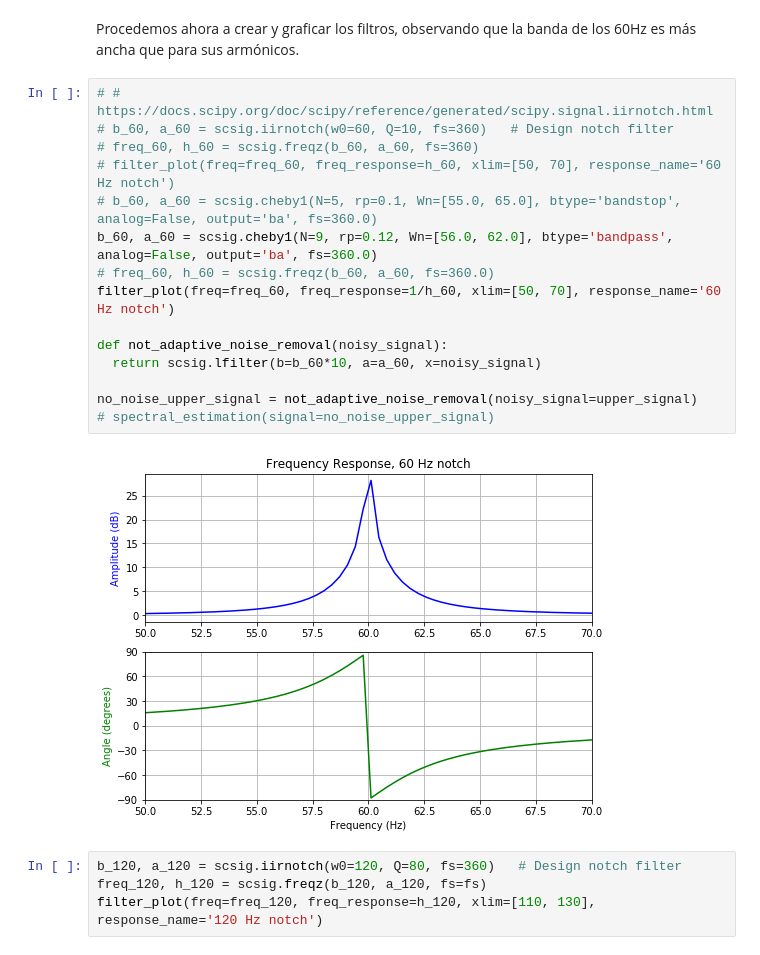
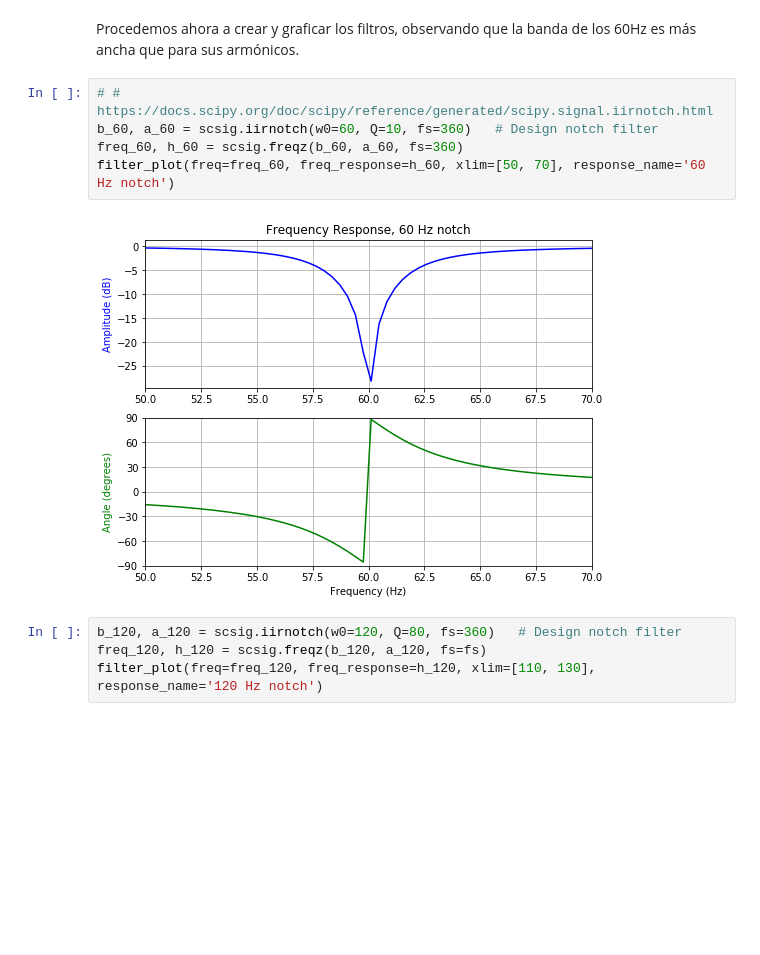
Before and after one commit to newtonis/Electrocardiogram-LMS, a Jupyter notebook: Electrocardiogram_anomalies.ipynb, the cells around one changed output. Drawn from its saved outputs; the diff is of its cells as text; blank space fills up the shorter version.

```diff
--- a/Electrocardiogram_anomalies.ipynb
+++ b/Electrocardiogram_anomalies.ipynb
@@ -384,21 +392,11 @@ def filter_plot(freq, freq_response, xlim, response_name):
 Procedemos ahora a crear y graficar los filtros, observando que la banda de los 60Hz es más ancha que para sus armónicos.
 # %%
 # # https://docs.scipy.org/doc/scipy/reference/generated/scipy.signal.iirnotch.html
-# b_60, a_60 = scsig.iirnotch(w0=60, Q=10, fs=360)   # Design notch filter
-# freq_60, h_60 = scsig.freqz(b_60, a_60, fs=360)
-# filter_plot(freq=freq_60, freq_response=h_60, xlim=[50, 70], response_name='60 Hz notch')
-# b_60, a_60 = scsig.cheby1(N=5, rp=0.1, Wn=[55.0, 65.0], btype='bandstop', analog=False, output='ba', fs=360.0)
-b_60, a_60 = scsig.cheby1(N=9, rp=0.12, Wn=[56.0, 62.0], btype='bandpass', analog=False, output='ba', fs=360.0)
-# freq_60, h_60 = scsig.freqz(b_60, a_60, fs=360.0)
-filter_plot(freq=freq_60, freq_response=1/h_60, xlim=[50, 70], response_name='60 Hz notch')
-
-def not_adaptive_noise_removal(noisy_signal):
-  return scsig.lfilter(b=b_60*10, a=a_60, x=noisy_signal)
-
-no_noise_upper_signal = not_adaptive_noise_removal(noisy_signal=upper_signal)
-# spectral_estimation(signal=no_noise_upper_signal)
+b_60, a_60 = scsig.iirnotch(w0=60, Q=10, fs=360)   # Design notch filter
+freq_60, h_60 = scsig.freqz(b_60, a_60, fs=360)
+filter_plot(freq=freq_60, freq_response=h_60, xlim=[50, 70], response_name='60 Hz notch')
 # %% [output]
-[figure, old version]
+[figure, new version]
 # %%
 b_120, a_120 = scsig.iirnotch(w0=120, Q=80, fs=360)   # Design notch filter
 freq_120, h_120 = scsig.freqz(b_120, a_120, fs=fs)
```
Also changed, not shown: parts of 20 cells of this notebook.
